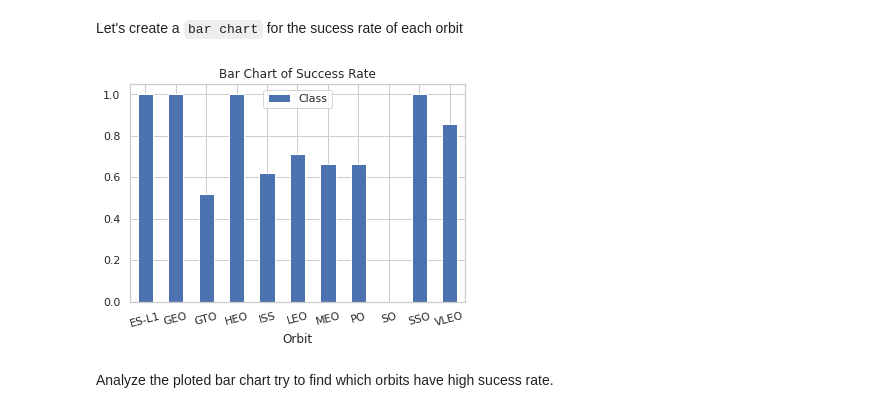
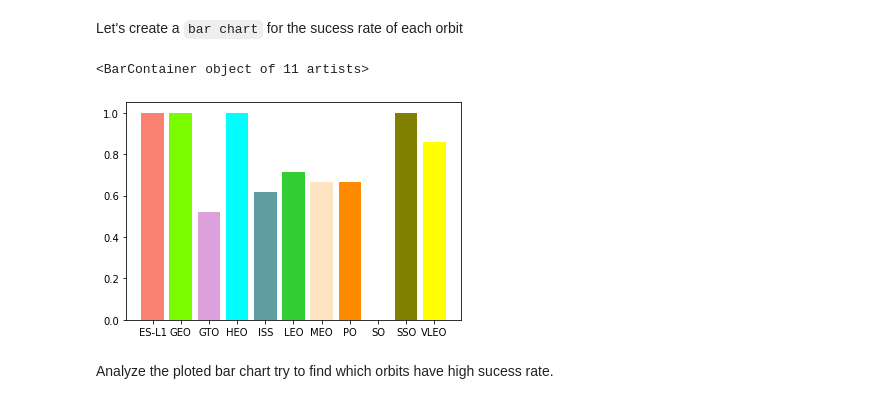
Before and after one commit to oluwamayowaa/capstonerepo, a Jupyter notebook: EDA for Data Visulaization.ipynb, the cells around one changed output. Saved outputs shown, nothing was run; the diff lists cells and outputs as text; code cells hidden in the pictures.

```diff
--- a/EDA for Data Visulaization.ipynb
+++ b/EDA for Data Visulaization.ipynb
@@ -114,12 +116,15 @@ Next, we want to visually check if there are any relationship between success ra
 Let's create a `bar chart` for the sucess rate of each orbit
 # %%
 # HINT use groupby method on Orbit column and get the mean of Class column
-bar_df = pd.DataFrame(df.groupby(["Orbit"])["Class"].mean())
-bar_df.plot.bar(rot=15, title="Bar Chart of Success Rate")
-sns.set_theme(style = "whitegrid")
-#sns.barplot(x = "Orbit", y = "Class", data= bar_df, hue= "Class")
+#bar_df = pd.DataFrame(df.groupby(["Orbit"])["Class"].mean())
+#bar_df.plot.bar(rot=15, title="Bar Chart of Success Rate")
+
+bar_list = bar_df.index.tolist()
+bar_col = bar_df["Class"].tolist()
+plt.bar(x = bar_list, height= bar_col, width=0.8, color=['salmon', 'lawngreen', 'plum', 'cyan', 'cadetblue', 'limegreen', 'bisque', 'darkorange', 'mintcream', 'olive', 'yellow', 'chocolate', 'honeydew'])
 # %% [output]
+<BarContainer object of 11 artists>
-[figure, old version]
+[figure, new version]
 # %% [markdown]
 Analyze the ploted bar chart try to find which orbits have high sucess rate.
 # %% [markdown]
```
Also changed, not shown: parts of 3 cells of this notebook.
